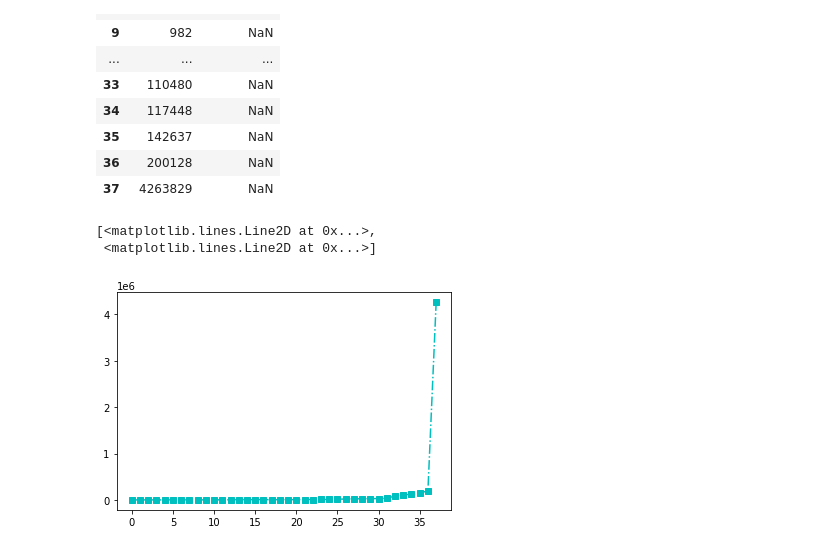
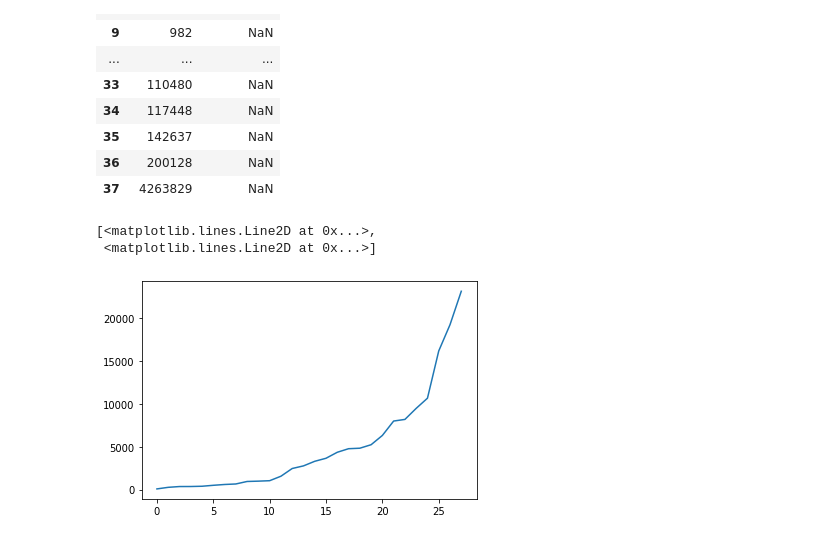
Before and after one commit to kittimaxz/DWDM21, a Jupyter notebook: Chapter6_Association_Rules.ipynb, the cells around one changed output. Saved outputs shown, nothing was run; the diff lists cells and outputs as text; code cells hidden in the pictures.

```diff
--- a/Chapter6_Association_Rules.ipynb
+++ b/Chapter6_Association_Rules.ipynb
@@ -168,8 +251,8 @@ sales_table
 | 36 | 200128 | NaN |
 | 37 | 4263829 | NaN |
 # %%
-plt.plot(range(len(sales_table)),sales_table,'s-.c')
+plt.plot(range(len(sales_table.iloc[:-10,:])),sales_table.iloc[:-10,:])
 # %% [output]
 [<matplotlib.lines.Line2D at 0x...>,
  <matplotlib.lines.Line2D at 0x...>]
-[figure, old version]
+[figure, new version]
```
Also changed, not shown: parts of 31 cells of this notebook.
